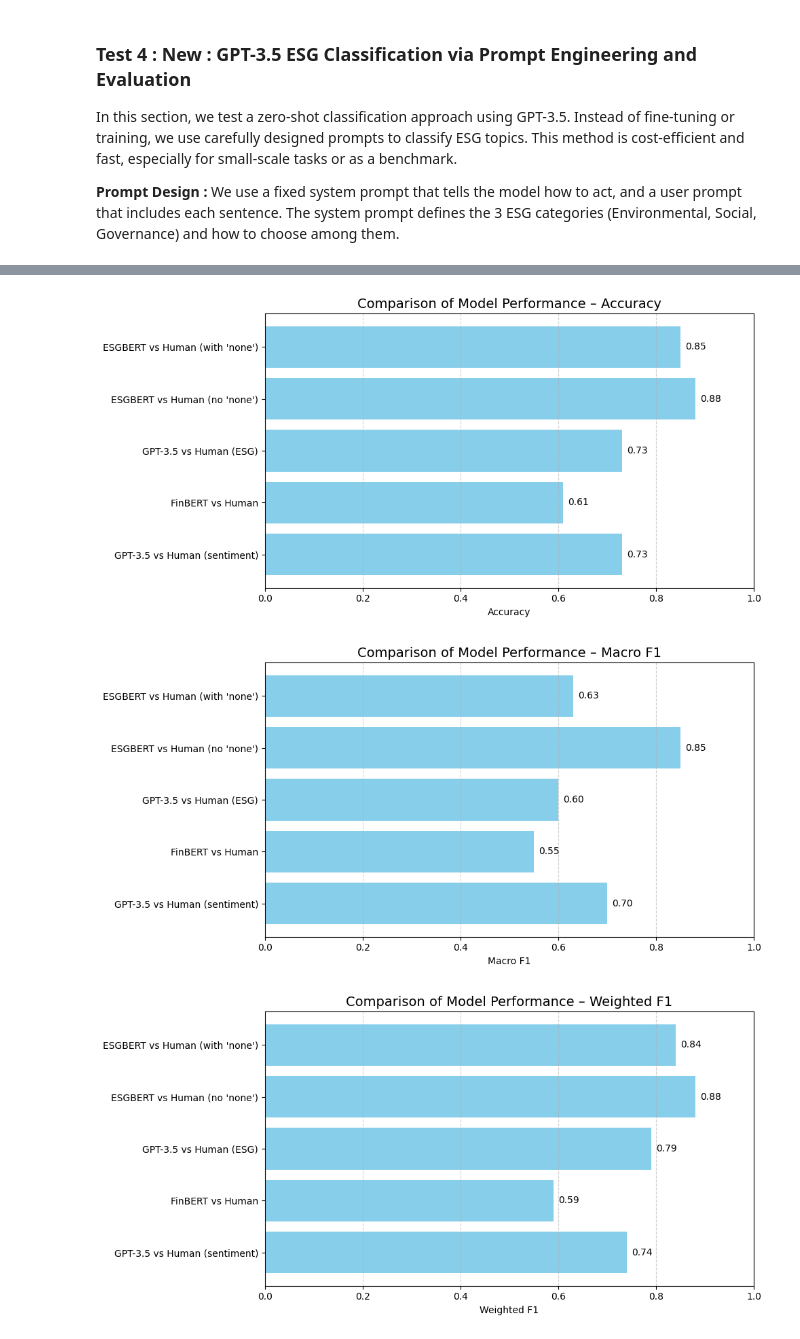
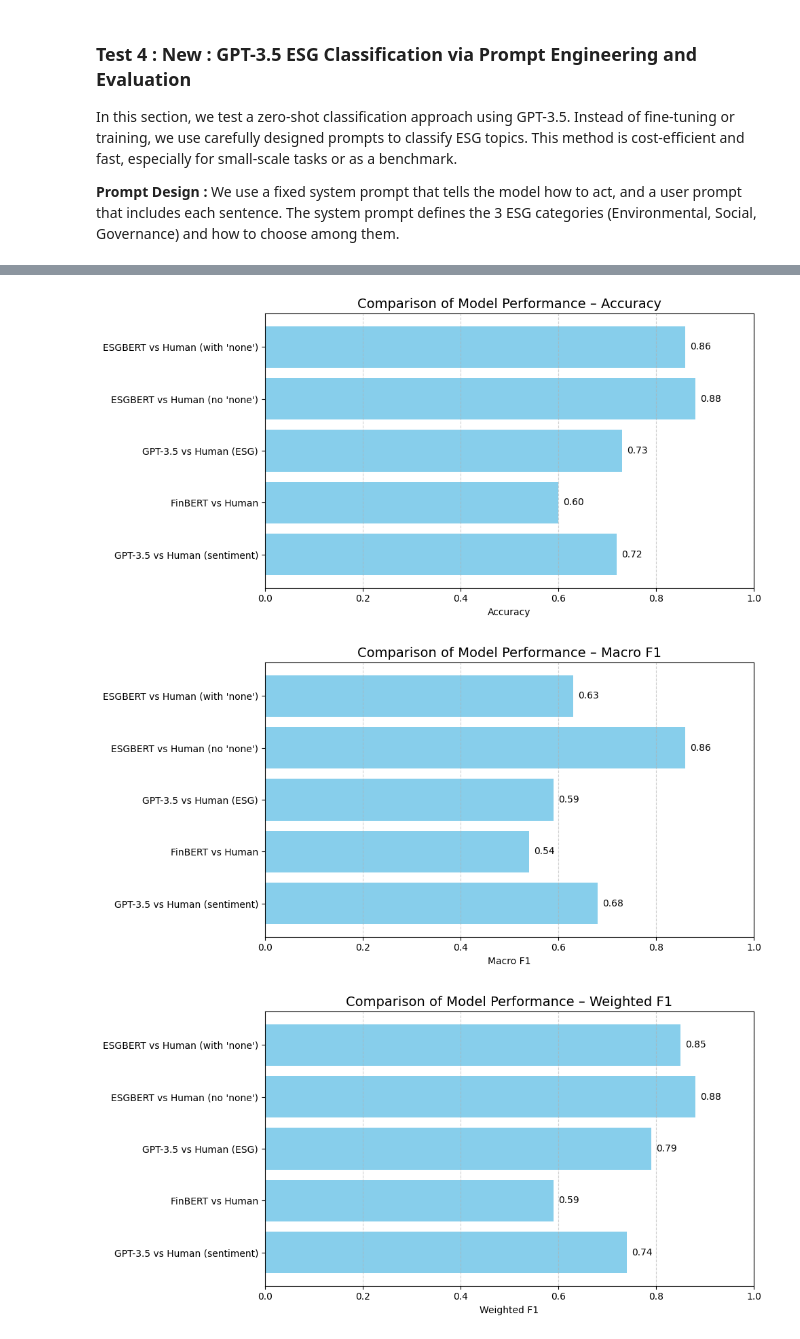
Before and after one commit to alexandrastna/AI-for-ESG, a Jupyter notebook: Notebooks/8_2_Thesis.ipynb, the cells around one changed output, grey strips where cells are left out. Saved outputs shown, nothing was run; the diff lists cells and outputs as text; code cells hidden in the pictures.

```diff
--- a/Notebooks/8_2_Thesis.ipynb
+++ b/Notebooks/8_2_Thesis.ipynb
@@ -396,45 +396,54 @@ import matplotlib.pyplot as plt
 # Define results from evaluation reports
 results = {
     "GPT-3.5 vs Human (sentiment)": {
-        "accuracy": 0.73, "macro_f1": 0.70, "weighted_f1": 0.74
+        "accuracy": 0.72,
+        "macro_f1": 0.68,
+        "weighted_f1": 0.74
     },
     "FinBERT vs Human": {
-        "accuracy": 0.61, "macro_f1": 0.55, "weighted_f1": 0.59
+        "accuracy": 0.60,
+        "macro_f1": 0.54,
+        "weighted_f1": 0.59
     },
     "GPT-3.5 vs Human (ESG)": {
-        "accuracy": 0.73, "macro_f1": 0.60, "weighted_f1": 0.79
+        "accuracy": 0.73,
+        "macro_f1": 0.59,
+        "weighted_f1": 0.79
     },
     "ESGBERT vs Human (no 'none')": {
-        "accuracy": 0.88, "macro_f1": 0.85, "weighted_f1": 0.88
+        "accuracy": 0.88,
+        "macro_f1": 0.86,
+        "weighted_f1": 0.88
     },
     "ESGBERT vs Human (with 'none')": {
-        "accuracy": 0.85, "macro_f1": 0.63, "weighted_f1": 0.84
+        "accuracy": 0.86,
+        "macro_f1": 0.63,
+        "weighted_f1": 0.85
     },
-
 }
 
 
 # Plot bar charts for each metric
 for metric in ["accuracy", "macro_f1", "weighted_f1"]:
     plt.figure(figsize=(10, 5))
     values = [entry[metric] for entry in results.values()]
     labels = list(results.keys())
 
     bars = plt.barh(labels, values, color='skyblue')
 
     # Annotate bars with score values
     for bar in bars:
         score = bar.get_width()
         plt.text(score + 0.01, bar.get_y() + bar.get_height() / 2,
                  f"{score:.2f}", va='center', fontsize=10)
 
     plt.title(f"Comparison of Model Performance – {metric.replace('_', ' ').title()}", fontsize=14)
     plt.xlabel(f"{metric.replace('_', ' ').title()}")
     plt.xlim(0, 1)
     plt.grid(axis='x', linestyle='--', alpha=0.6)
     plt.tight_layout()
     plt.show()
 # %% [output]
-[figure, old version]
+[figure, new version]
-[figure, old version]
+[figure, new version]
-[figure, old version]
+[figure, new version]
```
Also changed, not shown: parts of 12 cells of this notebook.
